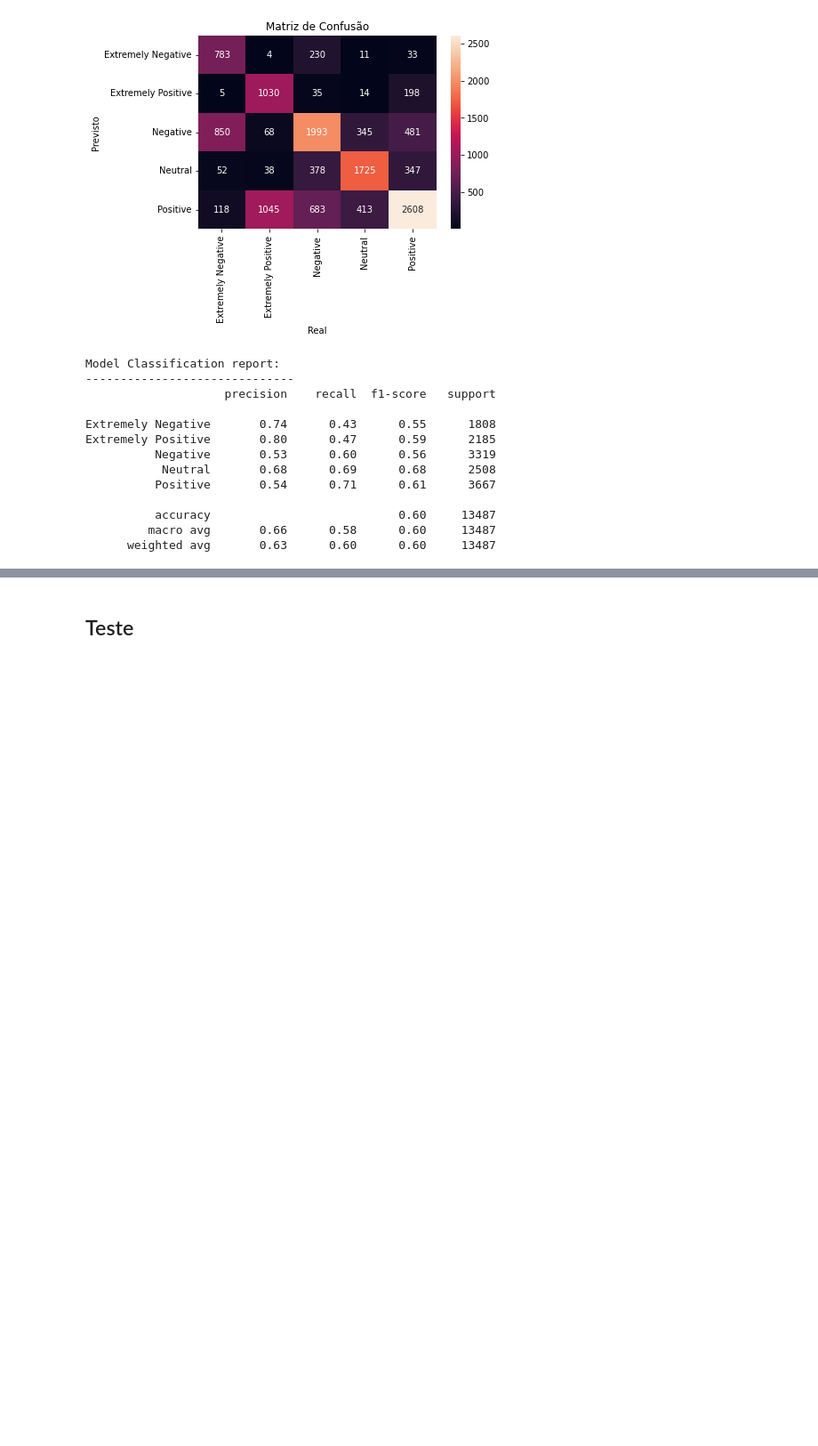
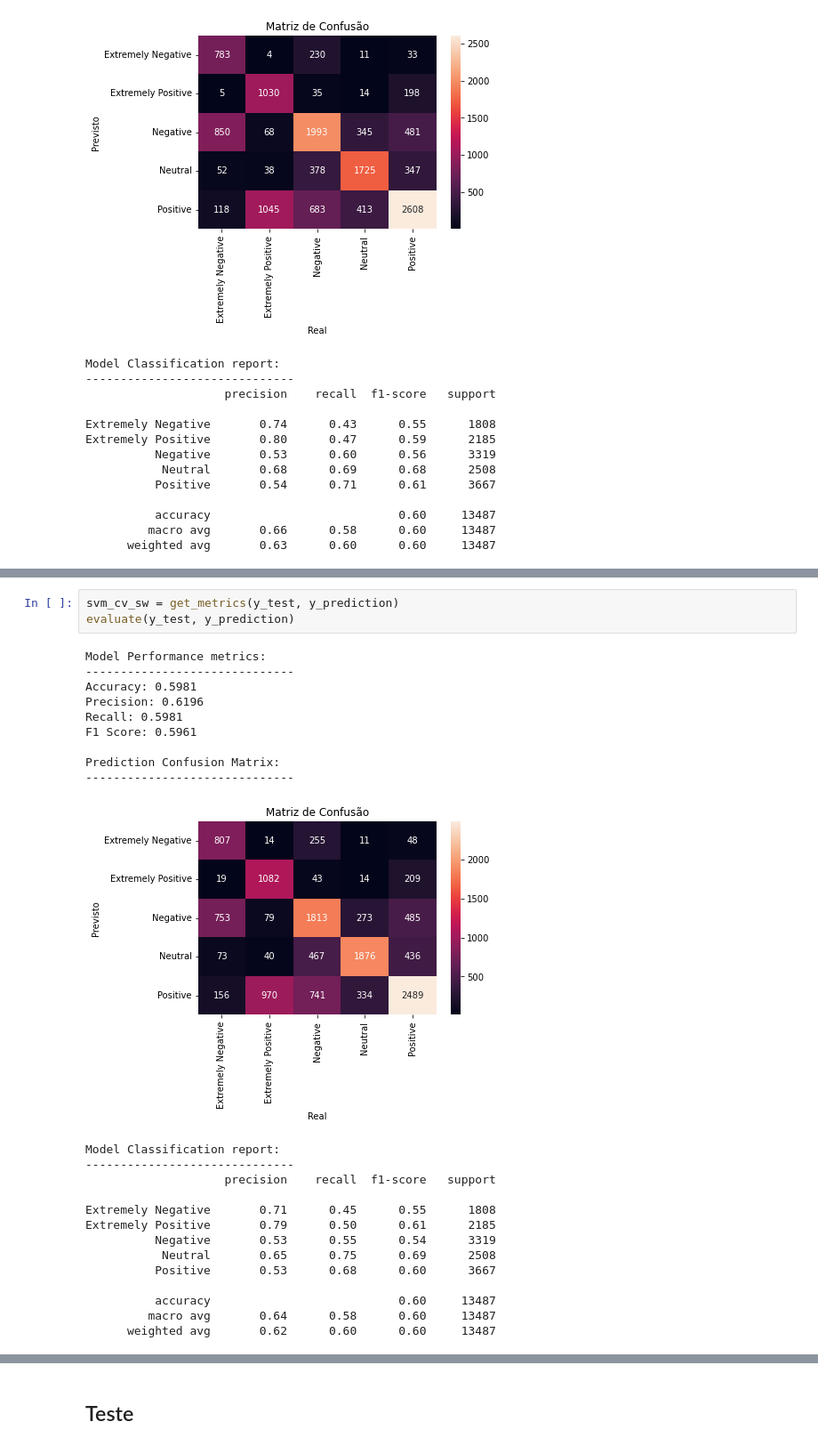
Before and after one commit to leonardolins/programa-o-de-NLP-e-redes-neurais, a Jupyter notebook: 02-analise-de-sentimentos/analise_de_sentimentos.ipynb, the cells around one changed output, grey strips where cells are left out. Shown at 89% size. Saved outputs shown, nothing was run; the diff lists cells and outputs as text; blank space fills up the shorter version.

```diff
--- a/02-analise-de-sentimentos/analise_de_sentimentos.ipynb
+++ b/02-analise-de-sentimentos/analise_de_sentimentos.ipynb
@@ -746,0 +756,27 @@ Extremely Positive       0.73      0.31      0.44      2185
+# %%
+svm_cv_sw = get_metrics(y_test, y_prediction)
+evaluate(y_test, y_prediction)
+# %% [output]
+Model Performance metrics:
+------------------------------
+Accuracy: 0.5981
+Precision: 0.6196
+Recall: 0.5981
+F1 Score: 0.5961
+
+Prediction Confusion Matrix:
+------------------------------
+[figure, added]
+Model Classification report:
+------------------------------
+                    precision    recall  f1-score   support
+
+Extremely Negative       0.71      0.45      0.55      1808
+Extremely Positive       0.79      0.50      0.61      2185
+          Negative       0.53      0.55      0.54      3319
+           Neutral       0.65      0.75      0.69      2508
+          Positive       0.53      0.68      0.60      3667
+
+          accuracy                           0.60     13487
+         macro avg       0.64      0.58      0.60     13487
+      weighted avg       0.62      0.60      0.60     13487
```
Also changed, not shown: parts of 60 cells of this notebook, 1 other file.
